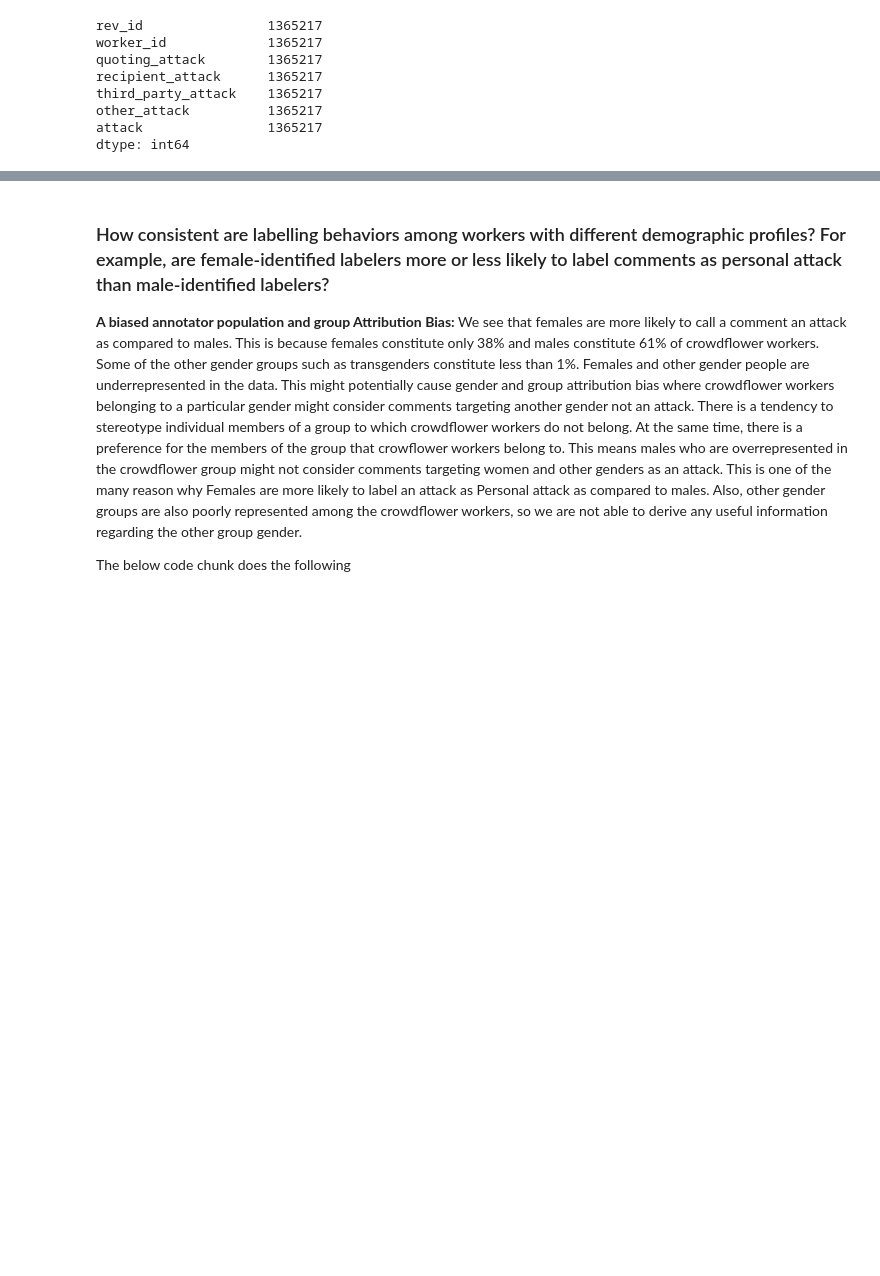
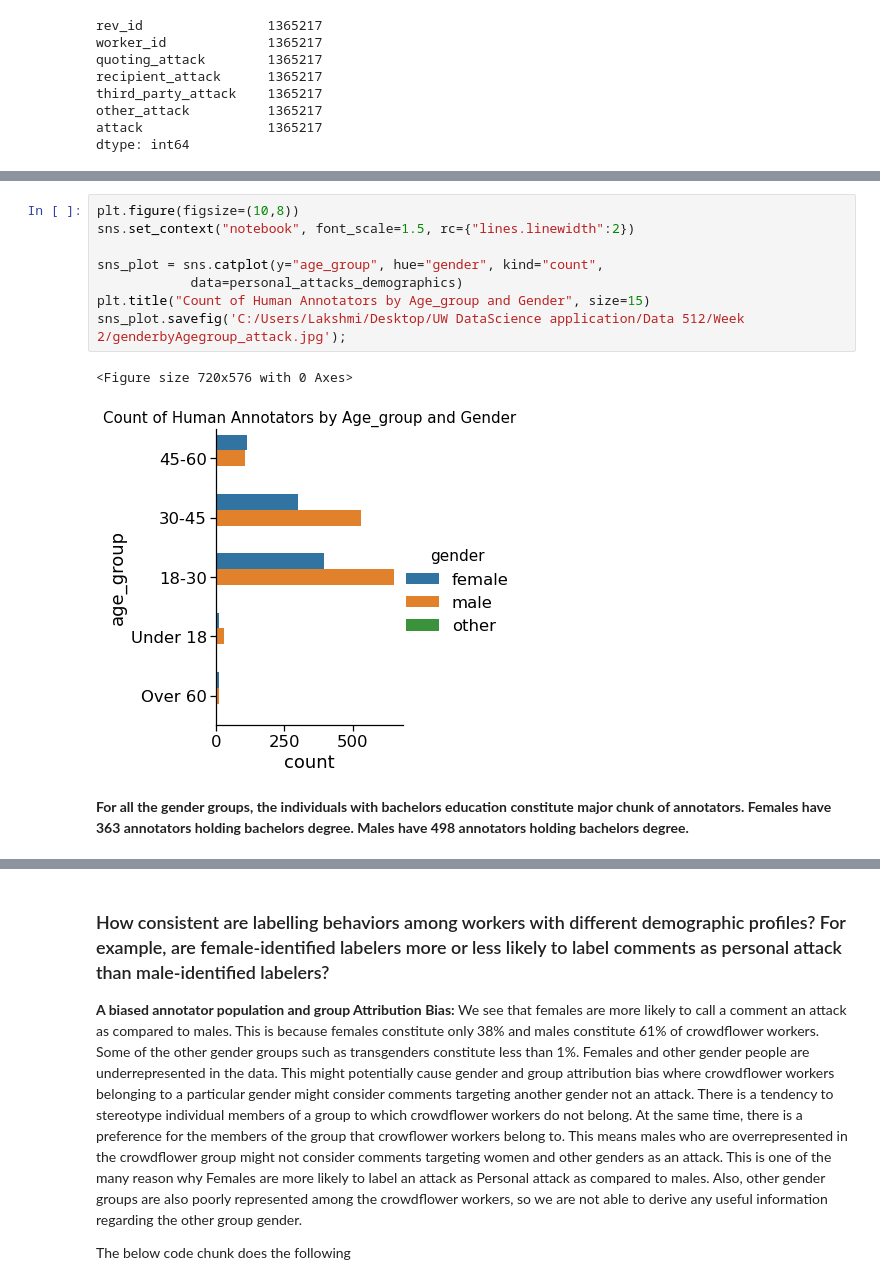
Before and after one commit to lakshmi2688/data-512, a Jupyter notebook: data-512-a2/Assignment2-DataBias-Data512-Analysis1.ipynb, the cells around one changed output, grey strips where cells are left out. Saved outputs shown, nothing was run; the diff lists cells and outputs as text; blank space fills up the shorter version.

```diff
--- a/data-512-a2/Assignment2-DataBias-Data512-Analysis1.ipynb
+++ b/data-512-a2/Assignment2-DataBias-Data512-Analysis1.ipynb
@@ -291,0 +311,13 @@ dtype: int64
+# %%
+plt.figure(figsize=(10,8))
+sns.set_context("notebook", font_scale=1.5, rc={"lines.linewidth":2})
+
+sns_plot = sns.catplot(y="age_group", hue="gender", kind="count",
+            data=personal_attacks_demographics)
+plt.title("Count of Human Annotators by Age_group and Gender", size=15)
+sns_plot.savefig('C:/Users/Lakshmi/Desktop/UW DataScience application/Data 512/Week 2/genderbyAgegroup_attack.jpg');
+# %% [output]
+<Figure size 720x576 with 0 Axes>
+[figure, added]
+# %% [markdown]
+<strong>For all the gender groups, the individuals with bachelors education constitute major chunk of annotators. Females have 363 annotators holding bachelors degree. Males have 498 annotators holding bachelors degree.</strong>
```
Also changed, not shown: parts of 24 cells of this notebook, 6 other files.
